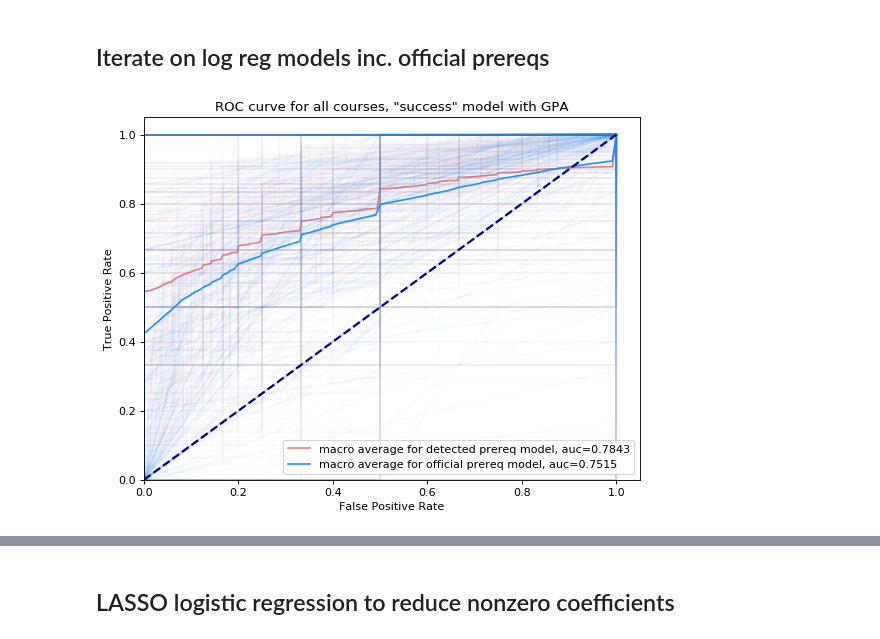
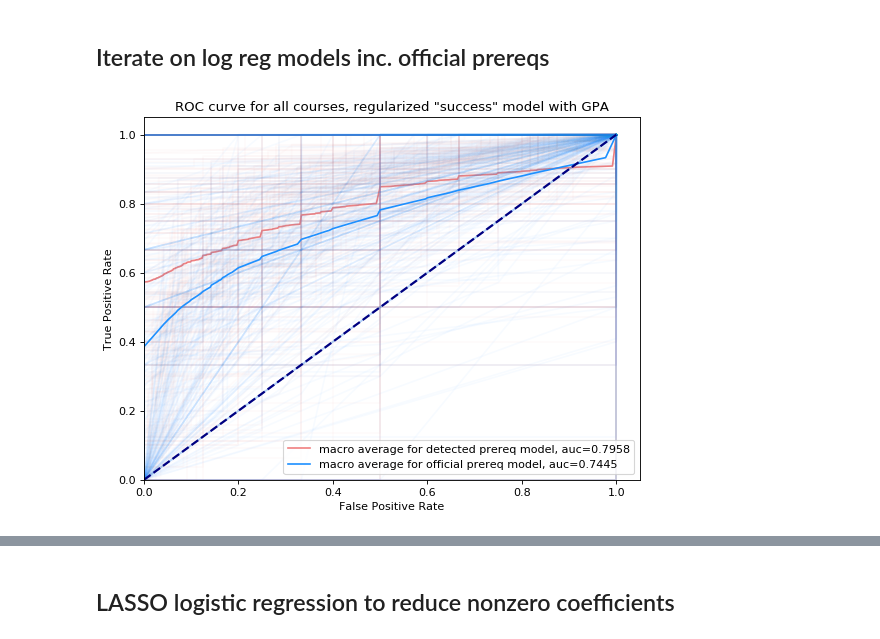
Before and after one commit to gmdavis1/carta-prereqs, a Jupyter notebook: models/wcc_logreg_prereqs_iterate.ipynb, the cells around one changed output, grey strips where cells are left out. Saved outputs shown, nothing was run; the diff lists cells and outputs as text; code cells hidden in the pictures.

Commit message:
added coefs export

```diff
--- a/models/wcc_logreg_prereqs_iterate.ipynb
+++ b/models/wcc_logreg_prereqs_iterate.ipynb
@@ -414,7 +414,7 @@ def get_coefs_from_split(X_train, X_test, y_train, y_test, X_dev = None, y_dev =
 TEST_QUARTERS = [1194, 1196] # aka "dev" quarters
 COLUMN_NAMES = ["course_name", "train_score", "test_score", "dev_score", "train_groundtruth", "test_groundtruth", "dev_groundtruth", "train_size", "test_size", "dev_size", "test_precision", "test_recall", "test_f1_score", "dev_precision", "dev_recall", "dev_f1_score", "dev_fpr", "dev_tpr", "dev_threshold", "dev_auc"]
 
-def run_predictions_with_prereqs(course_name, results_full, results_prereq, test_quarters = TEST_QUARTERS,
+def run_predictions_with_prereqs(course_name, results_full, results_prereq, full_coefs, prereq_coefs, test_quarters = TEST_QUARTERS,
                                  gender = False, gpa = False, x1param = PASS_GRADES, y1param = SUCCESS_GRADES,
                                  dev = True, penalty='l2', C=1.0, random_seed=42, solver = 'lbfgs'):
     [X_train_full_unfiltered, X_test_full_unfiltered, X_dev_full_unfiltered, y_dev_full, y_train_full, y_test_full, test_students_full_unfiltered, dev_students_full_unfiltered, fail_flag_full], \
@@ -498,6 +498,7 @@ def run_predictions_with_prereqs(course_name, results_full, results_prereq, test
         results_full.append([course_name, train_score, test_score, dev_score, train_groundtruth, test_groundtruth,
                          dev_groundtruth, train_size, test_size, dev_size, test_scores[0], test_scores[1],
                          test_scores[2], None, None, None, None, None, None, None])
+    full_coefs[course_name] = dict(coefs)
 
     # official prereq results
     coefs, y_test_predict, y_test_prob, y_dev_predict, y_dev_prob, \
@@ -527,6 +528,7 @@ def run_predictions_with_prereqs(course_name, results_full, results_prereq, test
         results_prereq.append([course_name, train_score, test_score, dev_score, train_groundtruth, test_groundtruth,
                          dev_groundtruth, train_size, test_size, dev_size, test_scores[0], test_scores[1],
                          test_scores[2], None, None, None, None, None, None, None])
+    prereq_coefs[course_name] = dict(coefs)
 # %%
 results_full = []
 results_prereq = []
@@ -694,20 +699,20 @@ COLUMN_NAMES = ["course_name", "train_score", "test_score", "dev_score", "train_
 ALL_COURSES = set(raw_data["course_name"])
 
 ############# MODIFY THIS SECTION #############
-#courselist = ALL_COURSES
+courselist = ALL_COURSES
 
-gender_param = True
-gpa_param = True # currently crashes if set to True
-#x1grades_param = SUCCESS_GRADES
-#y1grades_param = SUCCESS_GRADES
-#dev = True
+gender_param = False
+gpa_param = True
+x1grades_param = SUCCESS_GRADES
+y1grades_param = SUCCESS_GRADES
+dev = True
 penalty = 'l2'
-C = 1
-#random_seed = 42
+C = 0.01
+random_seed = 42
 solver = 'lbfgs'
 
-PATHNAME = "success_gpa_gender"
-PLOT_TITLE = "ROC curve for all courses, \"success\" model with GPA"
+PATHNAME = "success_gpa_reg"
+PLOT_TITLE = "ROC curve for all courses, regularized \"success\" model with GPA"
 
 limited_run = False
 limit_count = 20
@@ -715,6 +720,8 @@ limit_count = 20
 
 results_full = []
 results_prereq = []
+full_coefs = {}
+prereq_coefs = {}
 
 count = 0
 if limited_run:
@@ -724,35 +731,42 @@ else:
 
 executor = ThreadPoolExecutor()
 for course_name in courselist:
-    executor.submit(run_predictions_with_prereqs, course_name, results_full, results_prereq, TEST_QUARTERS,
+    executor.submit(run_predictions_with_prereqs, course_name, results_full, results_prereq, full_coefs, prereq_coefs, TEST_QUARTERS,
                     gender_param, gpa_param, x1grades_param, y1grades_param, dev, penalty, C, random_seed, solver)
 
 # #     seems like most of the time is spent executing the threads, not submitting them
     count += 1
 #     print(str(count) + " of " + str(limit))
 
     if limited_run:
         if count == limit_count:
             break
 executor.shutdown()
 
 if limited_run:
     PATHNAME = PATHNAME + "_limited" + str(limit_count)
 
 if dev:
     plot_roc(results_full, results_prereq, PATHNAME, PLOT_TITLE)
 
 results_full_df = pd.DataFrame(results_full, columns = COLUMN_NAMES)
 results_prereq_df = pd.DataFrame(results_prereq, columns = COLUMN_NAMES)
+full_coefs_df = pd.DataFrame.from_dict(full_coefs, orient='index')
+prereq_coefs_df = pd.DataFrame.from_dict(prereq_coefs, orient='index')
+
 RESULTS_FULL_PATH_CSV = "../results/" + PATHNAME + "_full.csv"
 RESULTS_PREREQ_PATH_CSV = "../results/" + PATHNAME + "_prereq.csv"
+COEFS_FULL_PATH_CSV = "../results/" + PATHNAME + "_coefs_full.csv"
+COEFS_PREREQ_PATH_CSV = "../results/" + PATHNAME + "_coefs_prereq.csv"
 results_full_df.to_csv(RESULTS_FULL_PATH_CSV)
 results_prereq_df.to_csv(RESULTS_PREREQ_PATH_CSV)
+full_coefs_df.to_csv(COEFS_FULL_PATH_CSV)
+prereq_coefs_df.to_csv(COEFS_PREREQ_PATH_CSV)
 
 # # feather currently doesn't work for some reason
 # RESULTS_FULL_PATH = "../results/" + PATHNAME + "_full.fthr"
 # RESULTS_PREREQ_PATH = "../results/" + PATHNAME + "_prereq.fthr"
 # results_full_df.to_feather(RESULTS_FULL_PATH)
 # results_prereq_df.to_feather(RESULTS_PREREQ_PATH)
 # %% [output]
-[figure, old version]
+[figure, new version]
```
Also changed, not shown: parts of 3 cells of this notebook, 17 other files.
